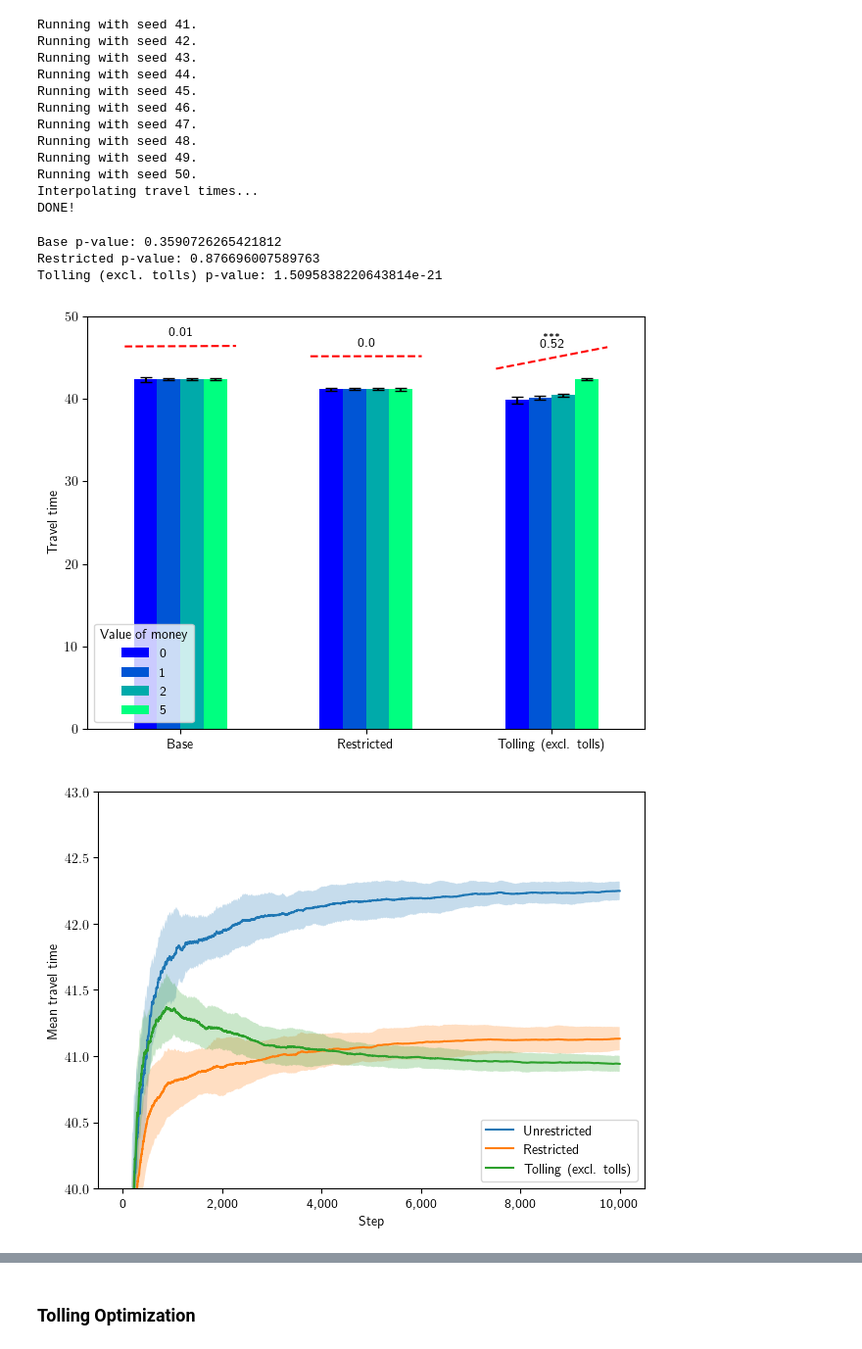
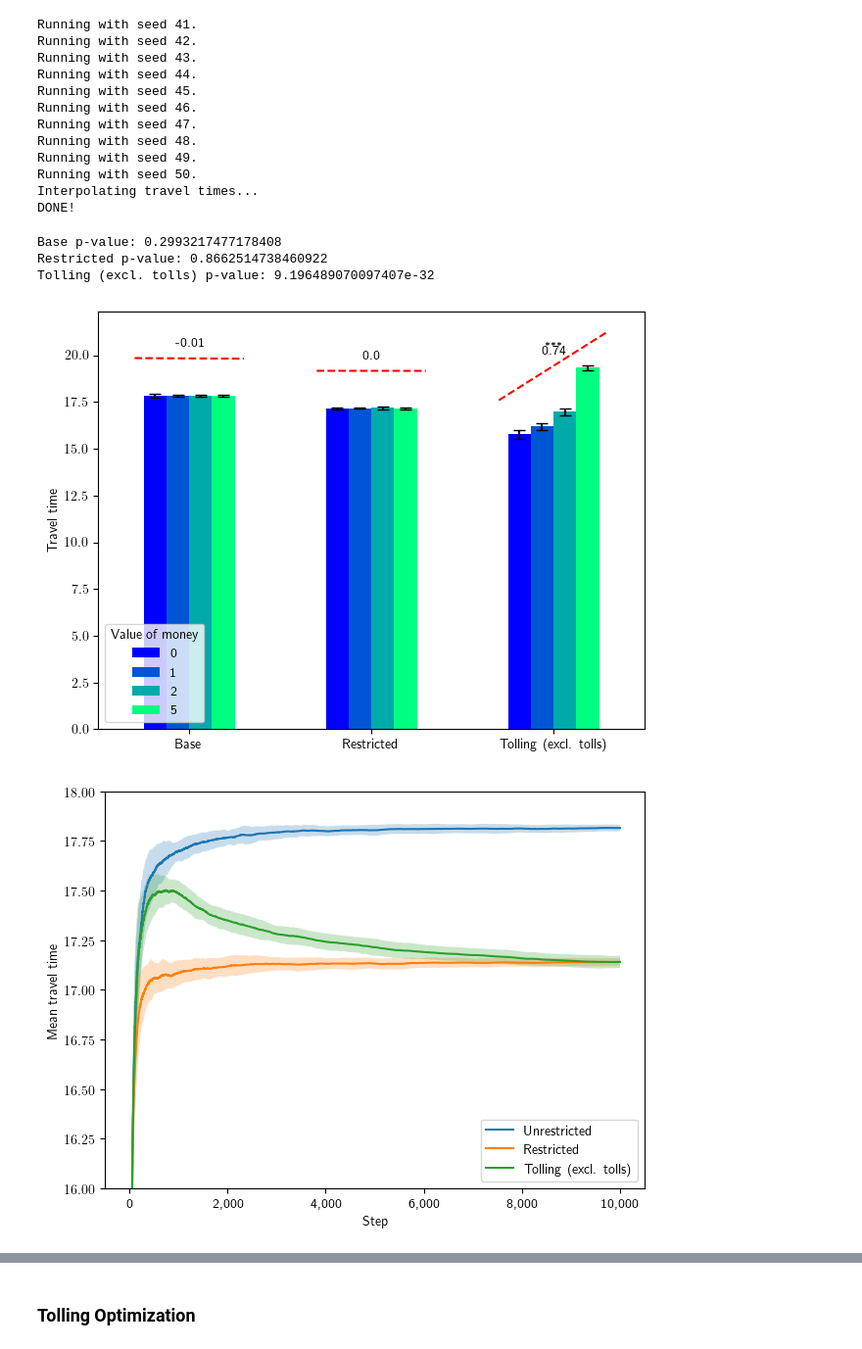
Before and after one commit to michoest/aamas-2024, a Jupyter notebook: src/traffic/v4/experiments/gnp/gnp.ipynb, the cells around one changed output, grey strips where cells are left out. Shown: that part at 98% size. Cells and saved outputs as stored; diff of their text form; code cells hidden in the pictures.

Commit message:
third random graph results

```diff
--- a/src/traffic/v4/experiments/gnp/gnp.ipynb
+++ b/src/traffic/v4/experiments/gnp/gnp.ipynb
@@ -77,18 +77,18 @@ number_of_steps = 10000
 values_of_money = [0, 1, 2, 5]
 
 # Setup 1
-number_of_nodes = 50
-p = 0.070711
-car_counts = {(23, 33): 38}
-c_max = 3
-c_min = 1
-b_max = 3
-b_min = 2
-a_max = 4
-a_min = 3
-restriction_edge = (23, 30)
-R = 7.4e-4
-beta = 1
+# number_of_nodes = 50
+# p = 0.070711
+# car_counts = {(23, 33): 38}
+# c_max = 3
+# c_min = 1
+# b_max = 3
+# b_min = 2
+# a_max = 4
+# a_min = 3
+# restriction_edge = (23, 30)
+# R = 7.4e-4
+# beta = 1
 
 # Setup 2
 # number_of_nodes = 34
@@ -103,6 +103,20 @@ beta = 1
 # restriction_edge = (25, 9)
 # R = 0.9
 # beta = 1
+
+# Setup 3
+number_of_nodes = 59
+p = 0.076811
+car_counts = {(3, 27): 31}
+c_max = 11
+c_min = 3
+b_max = 3
+b_min = 2
+a_max = 4
+a_min = 2
+restriction_edge = (20, 41)
+R = 0.000050
+beta = 1
 # %% [markdown]
 ### Network Graph
 # %%
@@ -336,7 +350,7 @@ ax.legend(loc='lower left', title='Value of money')
 plt.xticks(rotation = 0)
 ax.set_ylabel('Travel time')
 ax.set_xlabel(None)
-ax.set_ylim([0, 50])
+# ax.set_ylim([0, 50])
 
 for offset, scenario in enumerate(results['scenario'].unique()):
     if scenario == 'Tolling (incl. tolls)':
@@ -351,28 +365,28 @@ for offset, scenario in enumerate(results['scenario'].unique()):
     slope = ols.params['value_of_money']
     intercept = ols.params['Intercept']
     ax.plot([offset - 0.3, offset + 0.3],
-        [intercept + slope * min(values_of_money) + 4.0,
-         intercept + slope * max(values_of_money) + 4.0],
+        [intercept + slope * min(values_of_money) + 2.0,
+         intercept + slope * max(values_of_money) + 2.0],
         'r--')
 
-    ax.text(offset, ((intercept + slope * min(values_of_money) + 4.0)
-                     + (intercept + slope * max(values_of_money) + 4.0)) / 2 + 1.2,
+    ax.text(offset, ((intercept + slope * min(values_of_money) + 2.0)
+                     + (intercept + slope * max(values_of_money) + 2.0)) / 2 + 0.6,
             str(np.round(slope, 2)) if np.round(slope, 2) != -0.0 else '0.0',
             horizontalalignment='center', fontsize=10, fontweight=100)
 
     if offset == 2:
-        ax.text(2, ((intercept + slope * min(values_of_money) + 4.0)
-                         + (intercept + slope * max(values_of_money) + 4.0)) / 2 + 2.4,
+        ax.text(2, ((intercept + slope * min(values_of_money) + 2.0)
+                         + (intercept + slope * max(values_of_money) + 2.0)) / 2 + 1.0,
                 '***',
                 horizontalalignment='center', fontsize=8)
 
 plt.tight_layout()
 ax.get_figure().savefig('fairness.pdf', dpi=300)
 # %% [output]
-Base p-value: 0.3590726265421812
-Restricted p-value: 0.876696007589763
-Tolling (excl. tolls) p-value: 1.5095838220643814e-21
+Base p-value: 0.2993217477178408
+Restricted p-value: 0.8662514738460922
+Tolling (excl. tolls) p-value: 9.196489070097407e-32
-[figure, old version]
+[figure, new version]
 # %%
 mean = unrestricted_car_travel_times.groupby('step')['travel_time'].mean()
 std = unrestricted_car_travel_times.groupby('step')['travel_time'].std()
@@ -380,35 +394,35 @@ ax = mean.plot(xlabel='step', label='Unrestricted')
 ax.fill_between(std.index,
                 mean - std,
                 mean + std,
                 alpha=0.25)
 
 mean = restricted_car_travel_times.groupby('step')['travel_time'].mean()
 std = restricted_car_travel_times.groupby('step')['travel_time'].std()
 ax = mean.plot(xlabel='step', label='Restricted')
 ax.fill_between(std.index,
                 mean - std,
                 mean + std,
                 alpha=0.25)
 
 mean = tolling_car_travel_times.groupby('step')['travel_time'].mean()
 std = tolling_car_travel_times.groupby('step')['travel_time'].std()
 ax = mean.plot(xlabel='step', label='Tolling (excl. tolls)')
 ax.fill_between(std.index,
                 mean - std,
                 mean + std,
                 alpha=0.25)
 
 ax.legend(loc='lower right')
 ax.set_xlabel('Step')
 ax.set_ylabel('Mean travel time')
-ax.set_ylim([40, 43])
+ax.set_ylim([16, 18])
 ax.get_xaxis().set_major_formatter(
     mpl.ticker.FuncFormatter(lambda x, p: format(int(x), ',')))
 
 plt.tight_layout()
 ax.get_figure().savefig('absolute-travel-time.pdf', dpi=300)
 # %% [output]
-[figure, old version]
+[figure, new version]
 # %%
 improvements =  unrestricted_car_travel_times.groupby(['step', 'seed'])['travel_time'].mean().div(
     restricted_car_travel_times.groupby(['step', 'seed'])['travel_time'].mean()).sub(1.0).reset_index().groupby('step')
```
Also changed, not shown: parts of 6 cells of this notebook, 6 other files.
